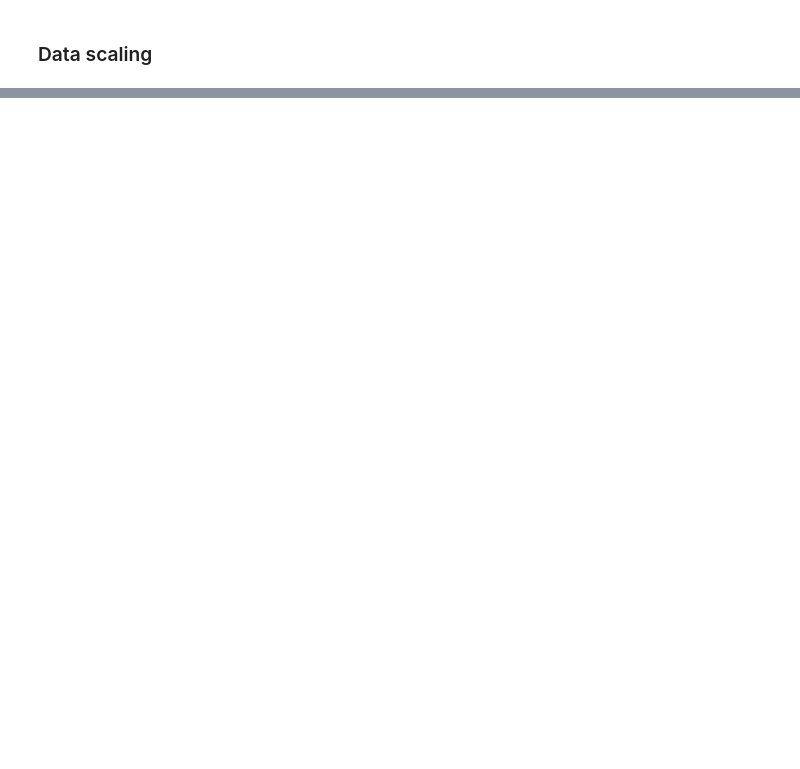
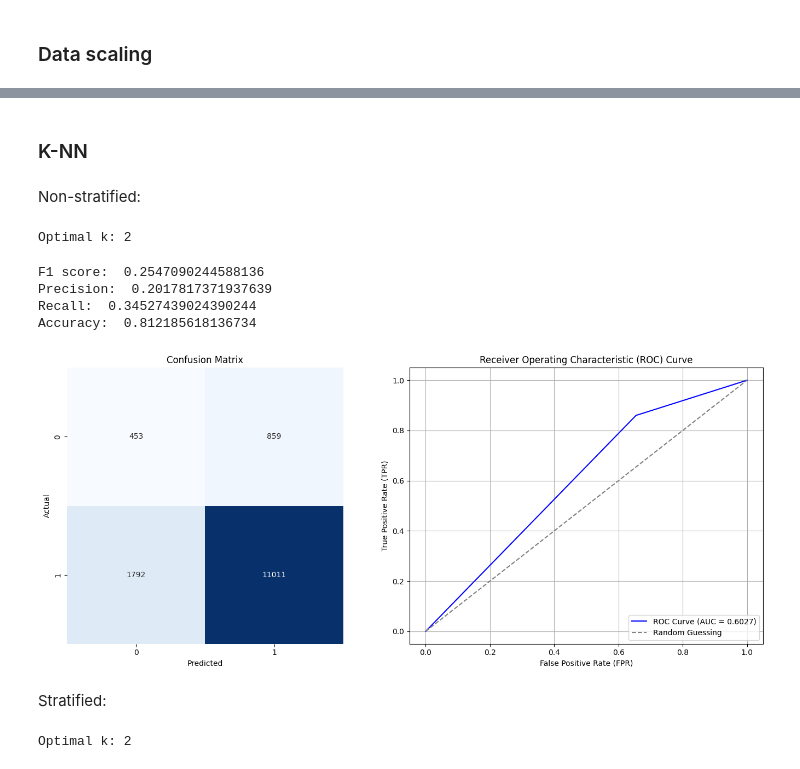
Before and after one commit to Barb02/IDS_project, a Jupyter notebook: customer.ipynb, the cells around one changed output, grey strips where cells are left out. Cells and saved outputs as stored; diff of their text form; code cells hidden in the pictures; blank space fills up the shorter version.

```diff
--- a/customer.ipynb
+++ b/customer.ipynb
@@ -542,4 +513,0 @@ print(mean_f1_scores)
-# %%
-from sklearn.model_selection import StratifiedKFold, cross_val_predict, cross_val_score
-knn = KNeighborsClassifier(n_neighbors=2)
-y_pred = cross_val_predict(knn, X, y, cv=skf)
@@ -602,3 +513,0 @@ print(mean_f1_scores)
-# %%
-knn = KNeighborsClassifier(n_neighbors=2)
-y_pred = cross_val_predict(knn, X, y, cv=5)
@@ -641,0 +579,2 @@ Accuracy:  0.8069716837167241
+# %% [markdown]
+### K-NN
@@ -641,0 +592,54 @@ Accuracy:  0.8069716837167241
+# %% [markdown]
+Non-stratified:
+# %%
+X_train, X_test, y_train, y_test = train_test_split(X, y, test_size=0.2, random_state=42)
+param_grid = {'n_neighbors': range(1, 11)}
+kf = KFold(n_splits=5, shuffle=True, random_state=42)
+
+grid_search = GridSearchCV(
+    estimator=KNeighborsClassifier(),
+    param_grid=param_grid,
+    scoring=f1_label_0,
+    cv=kf,
+    n_jobs=-1,
+)
+
+grid_search.fit(X_train, y_train)
+
+optimal_k = grid_search.best_params_['n_neighbors']
+print(f"Optimal k: {optimal_k}")
+
+y_pred = grid_search.best_estimator_.predict(X_test)
+# %% [output]
+Optimal k: 2
+# %%
+evaluation(y_test,y_pred)
+# %% [output]
+F1 score:  0.2547090244588136
+Precision:  0.2017817371937639
+Recall:  0.34527439024390244
+Accuracy:  0.812185618136734
+[figure, added]
+# %% [markdown]
+Stratified:
+# %%
+X_train, X_test, y_train, y_test = train_test_split(X, y, test_size=0.2, stratify=y, random_state=42)
+param_grid = {'n_neighbors': range(1, 11)}
+skf = StratifiedKFold(n_splits=5, shuffle=True, random_state=42)
+
+grid_search = GridSearchCV(
+    estimator=KNeighborsClassifier(),
+    param_grid=param_grid,
+    scoring=f1_label_0,
+    cv=skf,
+    n_jobs=-1,
+)
+
+grid_search.fit(X_train, y_train)
+
+optimal_k = grid_search.best_params_['n_neighbors']
+print(f"Optimal k: {optimal_k}")
+
+y_pred = grid_search.best_estimator_.predict(X_test)
+# %% [output]
+Optimal k: 2
```
Also changed, not shown: parts of 62 cells of this notebook.
